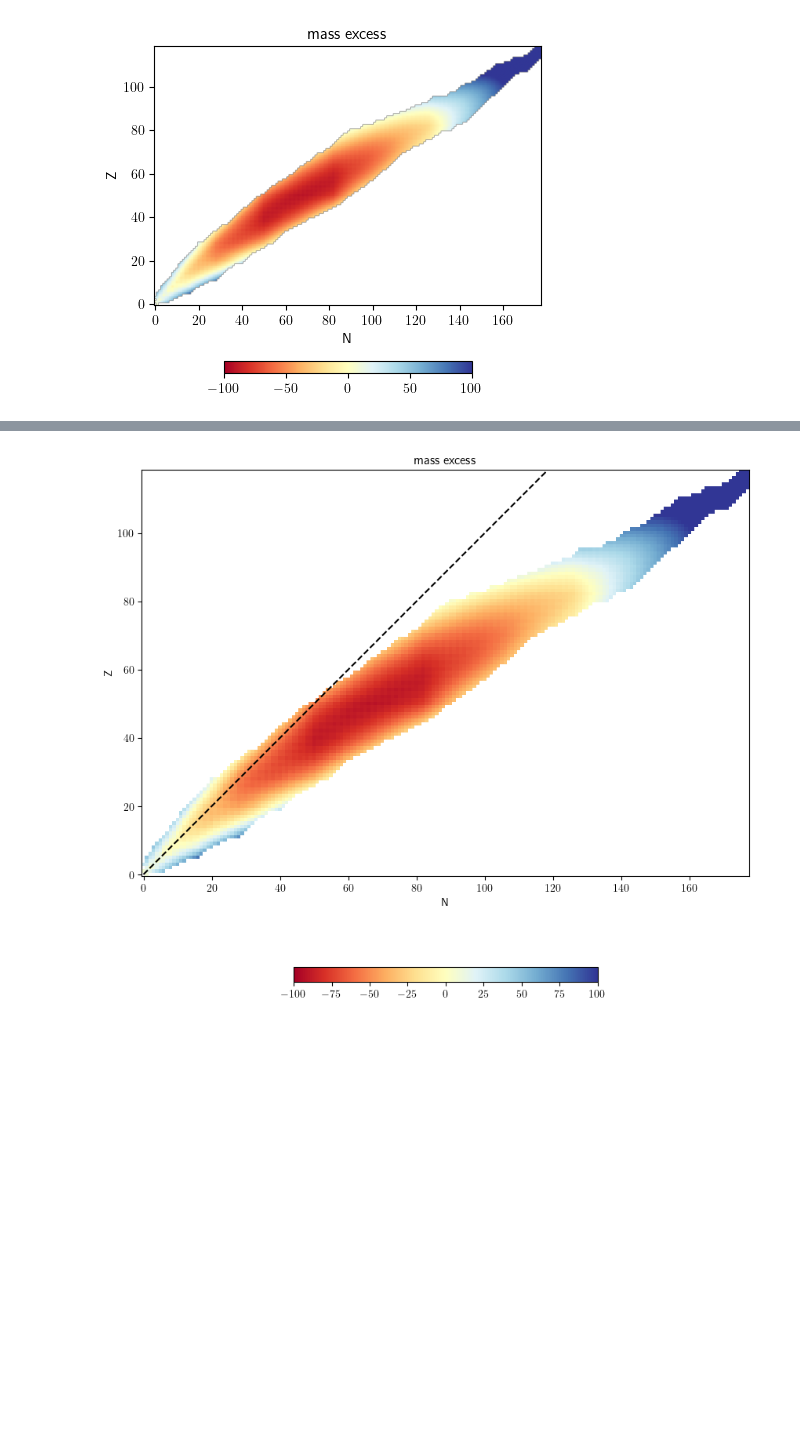
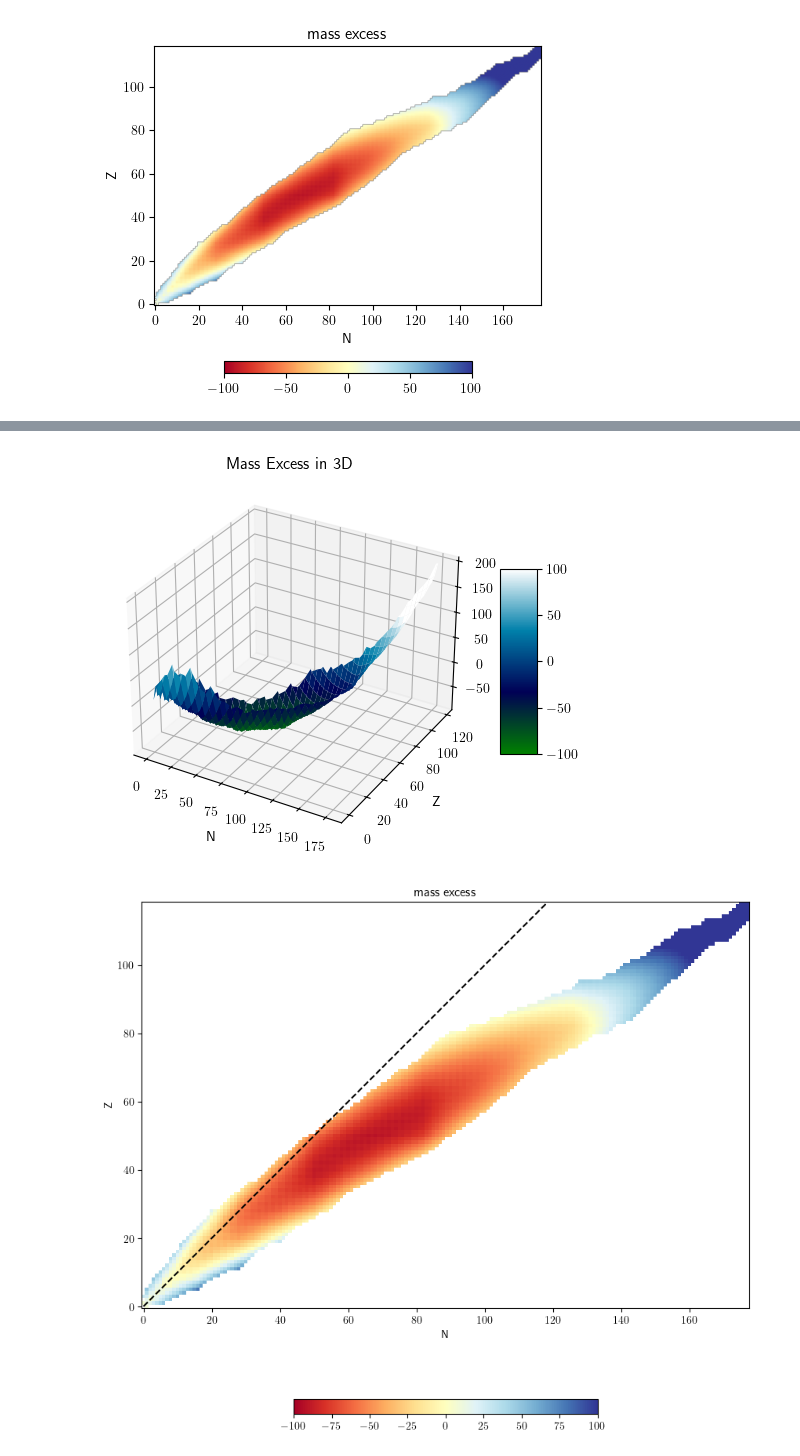
Before and after one commit to catastropiyush/blogosarus, a Jupyter notebook: pynucastro.ipynb, the cells around one changed output, grey strips where cells are left out. Cells and saved outputs as stored; diff of their text form; code cells hidden in the pictures; blank space fills up the shorter version.

```diff
--- a/pynucastro.ipynb
+++ b/pynucastro.ipynb
@@ -217,3 +357,26 @@ fig.colorbar(im, ax=ax, location="bottom", shrink=0.5)
+# %%
+from mpl_toolkits.mplot3d import Axes3D
+Z, N = np.indices(dm.shape)
+
+fig = plt.figure()
+ax = fig.add_subplot(111, projection='3d')
+
+# Plot the surface
+surf = ax.plot_surface(N, Z, dm, cmap='', vmin=-100, vmax=100)
+
+# Set axis labels and title
+ax.set_xlabel("N")
+ax.set_ylabel("Z")
+ax.set_zlabel("mass excess")
+ax.set_title("Mass Excess in 3D")
+
+# Add a colorbar
+fig.colorbar(surf, ax=ax, shrink=0.5, aspect=5)
+
+# Show the plot
+plt.show()
+# %% [output]
+[figure, added]
 # %%
 cmap = plt.colormaps['RdYlBu']
 cmap.set_bad(color='white')
```
Also changed, not shown: parts of 4 cells of this notebook.
